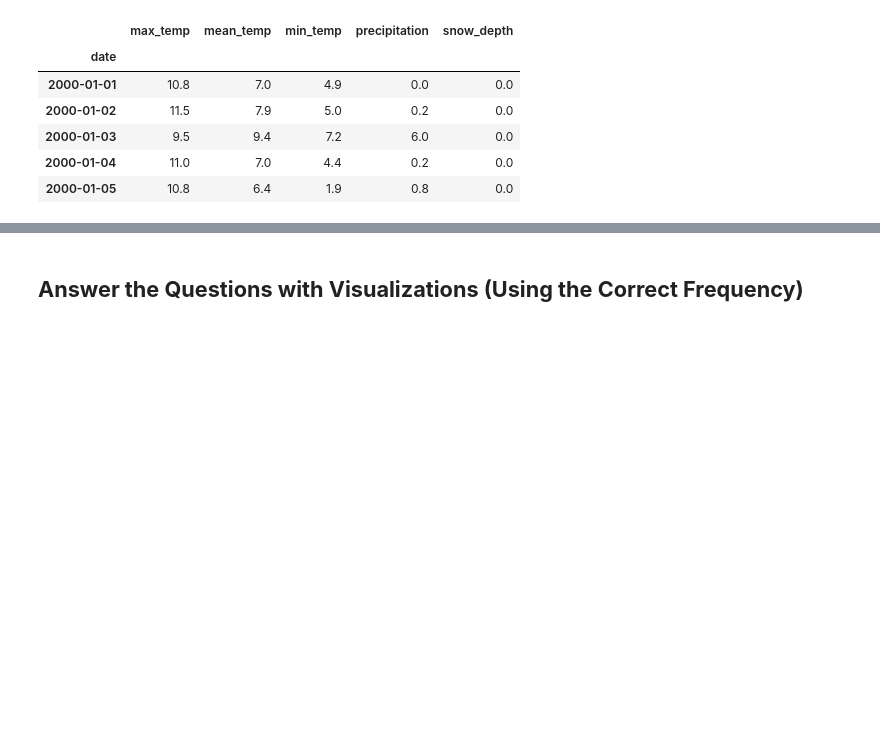
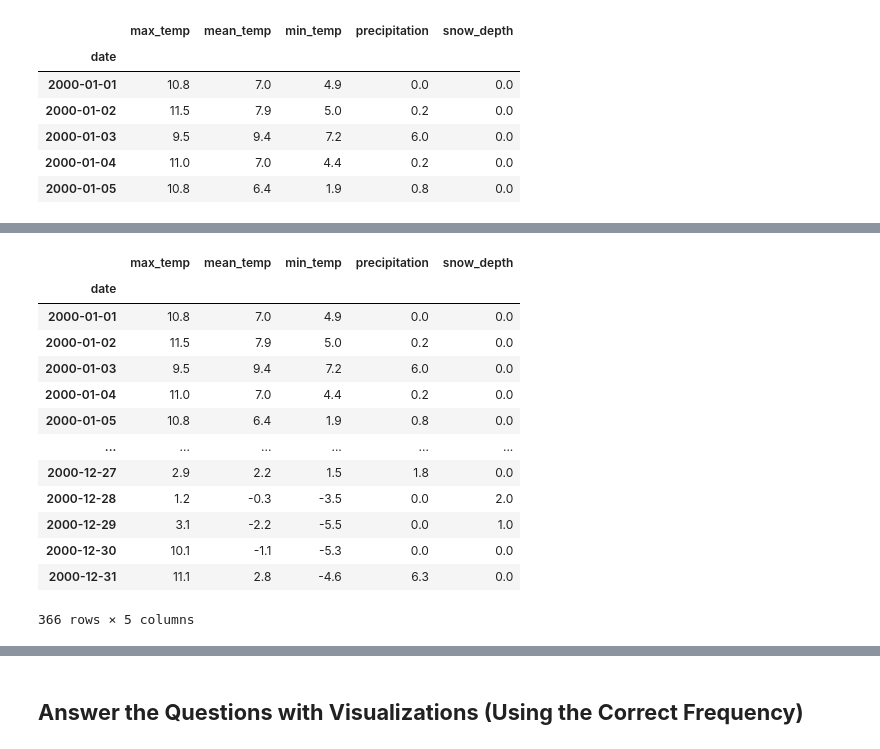
Before and after one commit to john-a-dixon/resampling-datetime-data, a Jupyter notebook: resample.ipynb, the cells around one changed output, grey strips where cells are left out. Drawn from its saved outputs; the diff is of its cells as text; code cells hidden in the pictures; blank space fills up the shorter version.

```diff
--- a/resample.ipynb
+++ b/resample.ipynb
@@ -91,0 +112,17 @@ plt.rcParams['figure.figsize'] = (20, 5)
+# %%
+final_df.loc["2000"]
+# %% [output]
+|  | max_temp | mean_temp | min_temp | precipitation | snow_depth |
+| date |  |  |  |  |  |
+| 2000-01-01 | 10.8 | 7.0 | 4.9 | 0.0 | 0.0 |
+| 2000-01-02 | 11.5 | 7.9 | 5.0 | 0.2 | 0.0 |
+| 2000-01-03 | 9.5 | 9.4 | 7.2 | 6.0 | 0.0 |
+| 2000-01-04 | 11.0 | 7.0 | 4.4 | 0.2 | 0.0 |
+| 2000-01-05 | 10.8 | 6.4 | 1.9 | 0.8 | 0.0 |
+| ... | ... | ... | ... | ... | ... |
+| 2000-12-27 | 2.9 | 2.2 | 1.5 | 1.8 | 0.0 |
+| 2000-12-28 | 1.2 | -0.3 | -3.5 | 0.0 | 2.0 |
+| 2000-12-29 | 3.1 | -2.2 | -5.5 | 0.0 | 1.0 |
+| 2000-12-30 | 10.1 | -1.1 | -5.3 | 0.0 | 0.0 |
+| 2000-12-31 | 11.1 | 2.8 | -4.6 | 6.3 | 0.0 |
+366 rows × 5 columns
```
Also changed, not shown: parts of 14 cells of this notebook.
